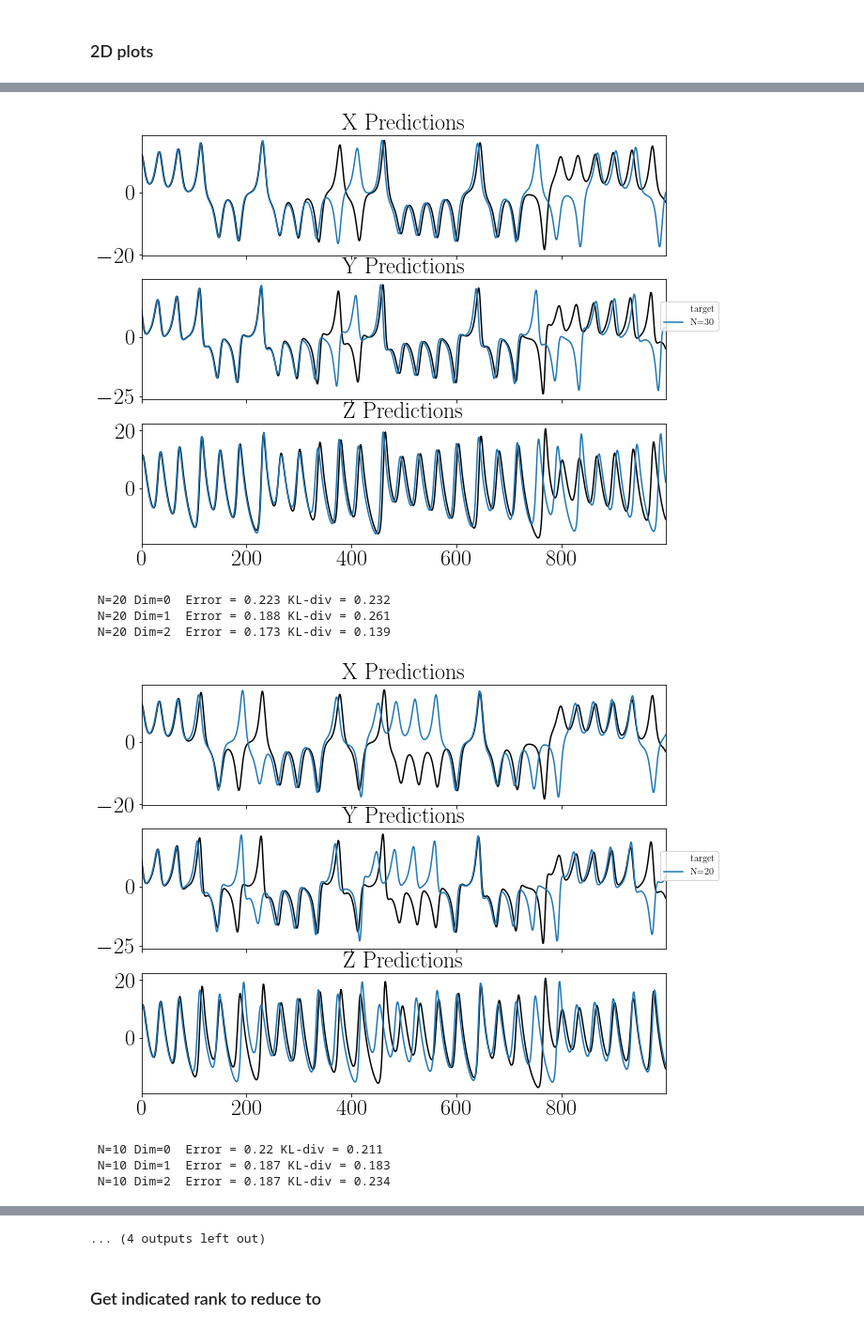
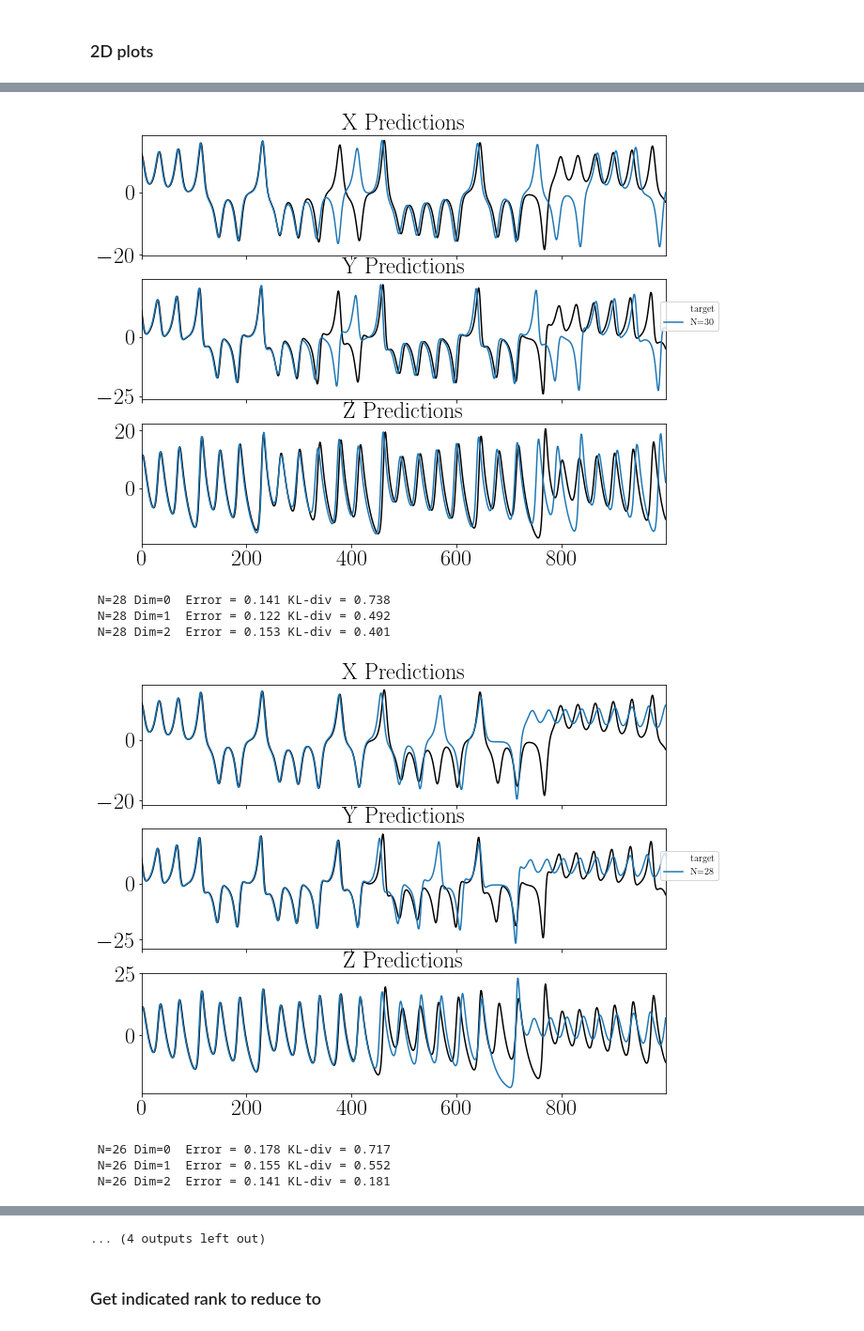
Before and after one commit to BrianWhiteaker/ChaosESN, a Jupyter notebook: NoGamma/outputL3D.ipynb, the cells around one changed output, grey strips where cells are left out. Shown at 94% size. Saved outputs shown, nothing was run; the diff lists cells and outputs as text; code cells hidden in the pictures.

```diff
--- a/NoGamma/outputL3D.ipynb
+++ b/NoGamma/outputL3D.ipynb
@@ -183,14 +203,17 @@ dict_models = {**dict_models, **dict_models_sm}
 # %% [markdown]
 ### 2D plots
 # %%
-size = [300, 50, 40, 30, 20, 10, 28, 26, 24]
+size = [300, 50, 40, 30, 28, 26, 24, 22, 20, 18, 16, 14, 12,10]
 variable = ['X','Y','Z']
 
 Nplots = len(size)
 
 for n in range(Nplots):
-    count  = dict_diag[str(size[n])]['numModels']
-    if(count == 0):
+    try:
+        count  = dict_diag[str(size[n])]['numModels']
+    except:
+        count = 0
+    if((count == 0) or (count == None)):
         continue
     preds = np.array(dict_models[str(size[n])]['Preds'])
     fig, ax = plt.subplots(3, figsize=(10,8), sharex=True)
@@ -206,37 +229,37 @@ for n in range(Nplots):
                                      np.max(signal[:TRAINLENGTH+TEST,sp]),
                                      bins=50)
         print(f' N={size[n]} Dim={sp}  Error = {error_testset.round(3)} KL-div = {kl:.3f}')
         ax[sp].plot(signal[TRAINLENGTH:TRAINLENGTH + TEST,sp], color='k',label='target', alpha=0)
         if(sp==2):
             ax[sp].plot(signal[TRAINLENGTH:TRAINLENGTH + TEST,sp], color='k')
             ax[sp].plot(preds[TRAINLENGTH:TRAINLENGTH + TEST,sp], label=f'N={size[n]}')
         else:
             ax[sp].plot(signal[TRAINLENGTH:TRAINLENGTH + TEST,sp], color='k')
             ax[sp].plot(preds[TRAINLENGTH:TRAINLENGTH + TEST,sp])
     plt.legend(bbox_to_anchor=(1.11, 2.05))
     plt.show()
     plt.close()
 # %% [output]
  N=300 Dim=0  Error = 0.165 KL-div = 0.085
  N=300 Dim=1  Error = 0.139 KL-div = 0.094
  N=300 Dim=2  Error = 0.146 KL-div = 0.097
 [figure]
  N=50 Dim=0  Error = 0.177 KL-div = 0.793
  N=50 Dim=1  Error = 0.15 KL-div = 0.760
  N=50 Dim=2  Error = 0.138 KL-div = 0.476
 [figure]
  N=40 Dim=0  Error = 0.181 KL-div = 0.185
  N=40 Dim=1  Error = 0.156 KL-div = 0.100
  N=40 Dim=2  Error = 0.157 KL-div = 0.142
 [figure]
  N=30 Dim=0  Error = 0.191 KL-div = 0.213
  N=30 Dim=1  Error = 0.162 KL-div = 0.165
  N=30 Dim=2  Error = 0.159 KL-div = 0.099
 [figure]
- N=20 Dim=0  Error = 0.223 KL-div = 0.232
- N=20 Dim=1  Error = 0.188 KL-div = 0.261
- N=20 Dim=2  Error = 0.173 KL-div = 0.139
+ N=28 Dim=0  Error = 0.141 KL-div = 0.738
+ N=28 Dim=1  Error = 0.122 KL-div = 0.492
+ N=28 Dim=2  Error = 0.153 KL-div = 0.401
-[figure, old version]
+[figure, new version]
- N=10 Dim=0  Error = 0.22 KL-div = 0.211
- N=10 Dim=1  Error = 0.187 KL-div = 0.183
- N=10 Dim=2  Error = 0.187 KL-div = 0.234
+ N=26 Dim=0  Error = 0.178 KL-div = 0.717
+ N=26 Dim=1  Error = 0.155 KL-div = 0.552
+ N=26 Dim=2  Error = 0.141 KL-div = 0.181
```
Also changed, not shown: parts of 11 cells of this notebook, 3 other files.
